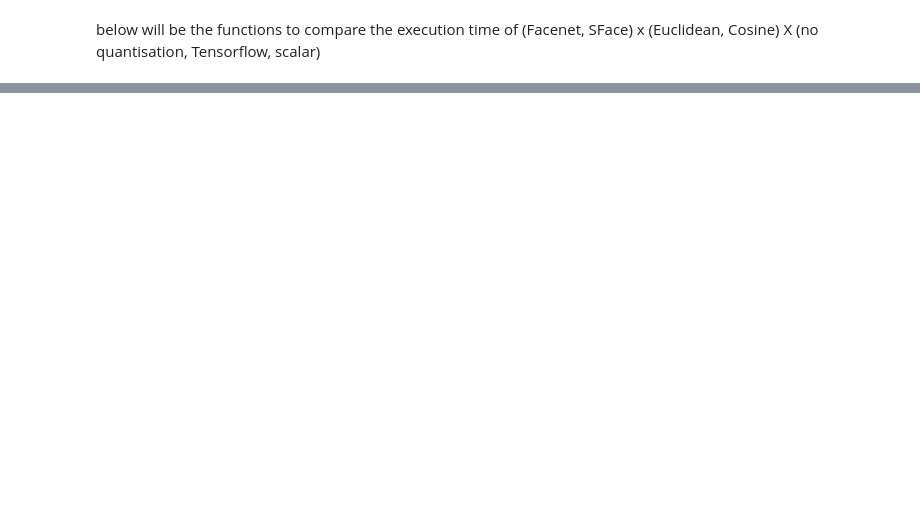
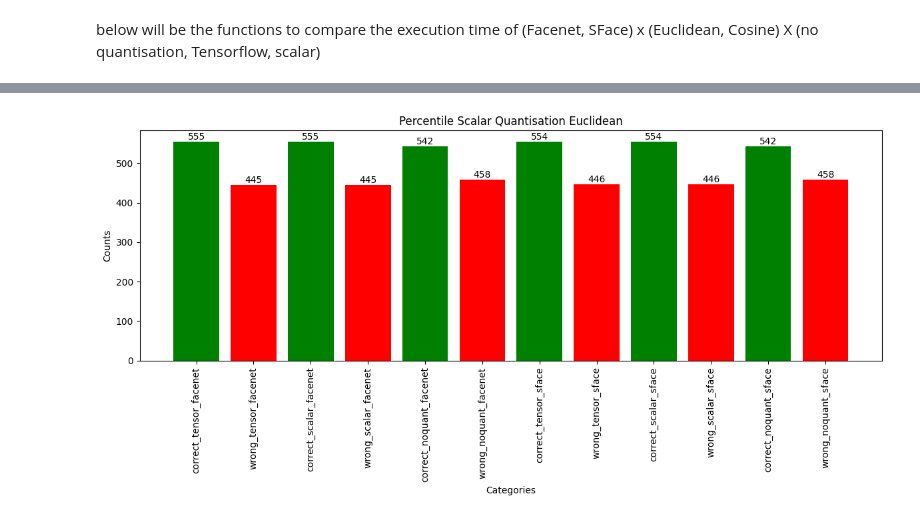
Before and after one commit to mteresapcrf/Seminar-PFFROCD, a Jupyter notebook: quantisation_notebook.ipynb, the cells around one changed output, grey strips where cells are left out. Saved outputs shown, nothing was run; the diff lists cells and outputs as text; code cells hidden in the pictures; blank space fills up the shorter version.

```diff
--- a/quantisation_notebook.ipynb
+++ b/quantisation_notebook.ipynb
@@ -161,0 +112,6 @@ visualize_results(methods, correct_sface_euc, incorrect_sface_euc, correct_sface
+# %%
+# Running the comparison functions
+
+#### TENSORTT
+counters_euc,times_euc = ac.compare_accuracies_euc(pairs)
+# counters_cos,times_cos = ac.compare_accuracies_cos(pairs)
@@ -189,0 +313,37 @@ for name in times_euc.keys():
+# %%
+# Extracting keys and values
+labels = list(counters_euc['scalar_quantisation_percentile'].keys())
+values = list(counters_euc['scalar_quantisation_percentile'].values())
+
+# Creating the bar graph
+fig, ax = plt.subplots(figsize=(12, 6))
+bar_positions = range(len(labels))
+
+# Bar colors based on correctness
+bar_colors = ['green' if 'correct' in label else 'red' for label in labels]
+
+# Plot bars
+bars = ax.bar(bar_positions, values, color=bar_colors)
+
+# Annotate bars with values
+for bar in bars:
+    height = bar.get_height()
+    ax.text(
+        bar.get_x() + bar.get_width() / 2,
+        height,
+        f'{height}',
+        ha='center',
+        va='bottom'
+    )
+
+# Setting labels and title
+ax.set_xlabel('Categories')
+ax.set_ylabel('Counts')
+ax.set_title('Percentile Scalar Quantisation Euclidean')
+ax.set_xticks(bar_positions)
+ax.set_xticklabels(labels, rotation=90)
+
+# Displaying the graph
+plt.tight_layout()
+# %% [output]
+[figure, added]
```
Also changed, not shown: parts of 15 cells of this notebook, 6 other files.
